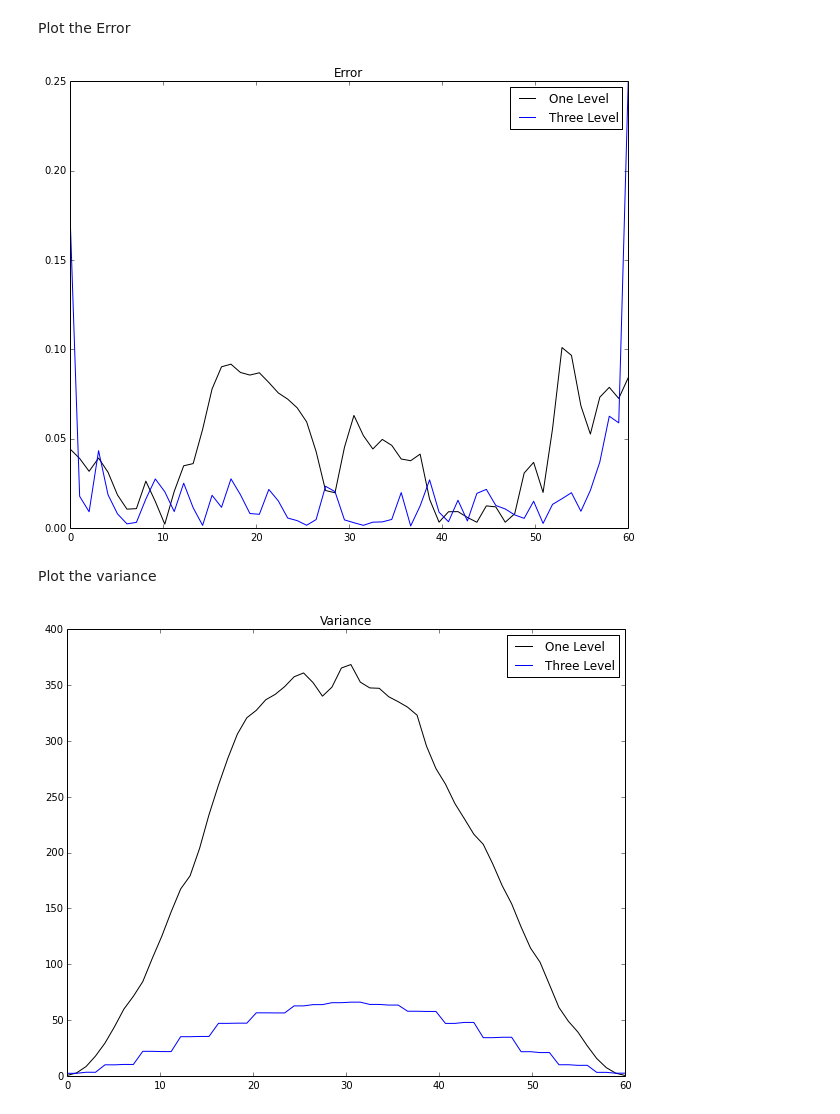
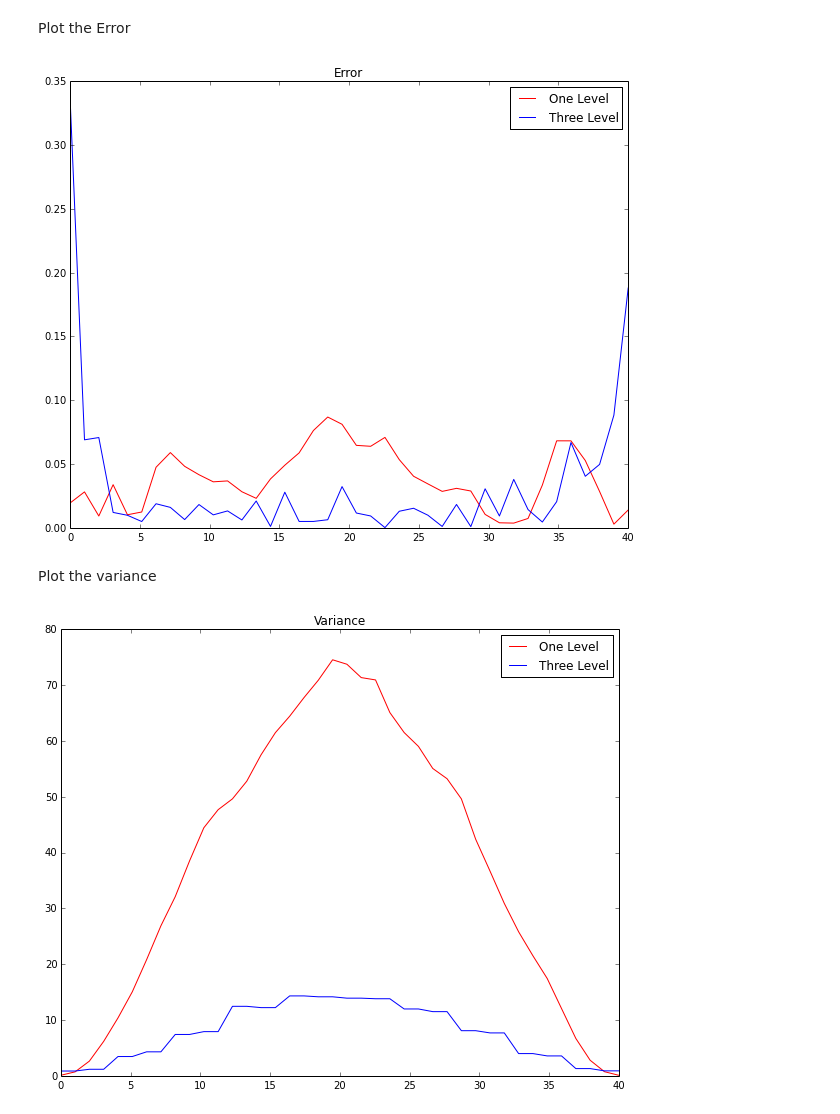
Before and after one commit to ORNL-CEES/MCREX, a Jupyter notebook: notebooks/stuart/three_level_mc.ipynb, the cells around one changed output. Saved outputs shown, nothing was run; the diff lists cells and outputs as text; code cells hidden in the pictures.

```diff
--- a/notebooks/stuart/three_level_mc.ipynb
+++ b/notebooks/stuart/three_level_mc.ipynb
@@ -33,7 +33,7 @@ The key behind constructing the multilevel estimate is that separate sets of ran
 # %%
 import numpy
 
-grid_0_size = 60
+grid_0_size = 40
 h_0 = 1.0
 
 grid_1_size = grid_0_size / 2
@@ -117,7 +117,7 @@ Set the weight cutoff and number of histories to compute on each grid.
 w_c = 1.0e-2
 np = 1000
 
-np_ml = 5000
+np_ml = 4000
 np_0 = int(np_ml*2**(-6.0/2.0))
 np_1 = int(np_ml*2**(-3.0/2.0))
 np_2 = int(np_ml)
@@ -259,21 +257,21 @@ show()
 Plot the Error
 # %%
 figure(figsize=(10,8), dpi=100)
-plot(plot_grid,error,'k',label="One Level")
+plot(plot_grid,error,'r',label="One Level")
 plot(plot_grid,error_ml,'b',label="Three Level")
 title("Error")
 legend()
 show()
 # %% [output]
-[figure, old version]
+[figure, new version]
 # %% [markdown]
 Plot the variance
 # %%
 figure(figsize=(10,8), dpi=100)
-plot(plot_grid,sigma,'k',label="One Level")
+plot(plot_grid,sigma,'r',label="One Level")
 plot(plot_grid,sigma_ml,'b',label="Three Level")
 title("Variance")
 legend()
 show()
 # %% [output]
-[figure, old version]
+[figure, new version]
```
Also changed, not shown: parts of 7 cells of this notebook, 5 other files.
